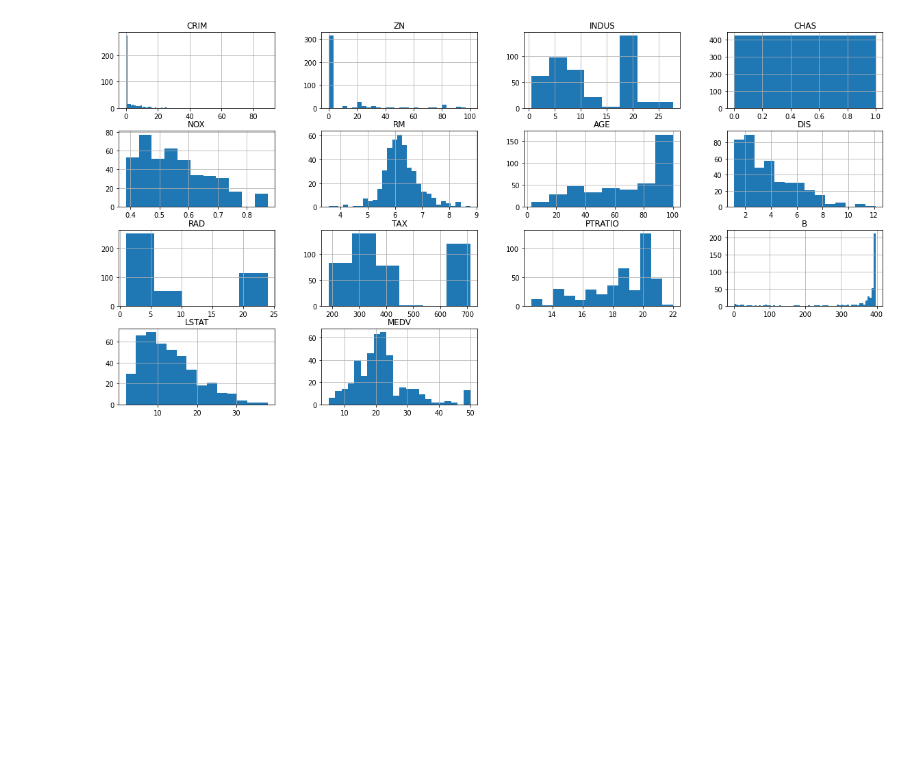
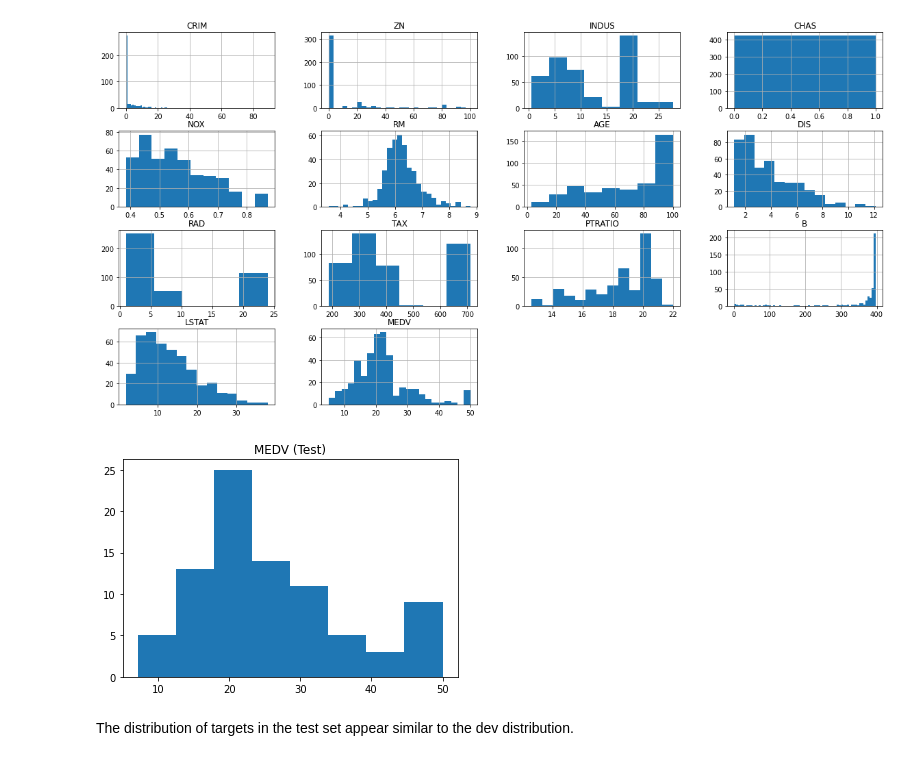
Before and after one commit to dipnds/das_tempchef, a Jupyter notebook: data_explore.ipynb, the cells around one changed output. Cells and saved outputs as stored; diff of their text form; code cells hidden in the pictures; blank space fills up the shorter version.

Commit message:
data observations, plan experiments

```diff
--- a/data_explore.ipynb
+++ b/data_explore.ipynb
@@ -57,3 +55,9 @@ hist = raw_dev_df.hist(bins='fd', figsize=(20,10))
 The is_first_col function was deprecated in Matplotlib 3.4 and will be removed two minor releases later. Use ax.get_subplotspec().is_first_col() instead.
   if ax.is_first_col():
 [figure]
+# %%
+plt.hist(raw_test_data[:,-1],bins='fd'); plt.title('MEDV (Test)'); plt.show()
+# %% [output]
+[figure, added]
+# %% [markdown]
+The distribution of targets in the test set appear similar to the dev distribution.
```
Also changed, not shown: parts of 7 cells of this notebook.
